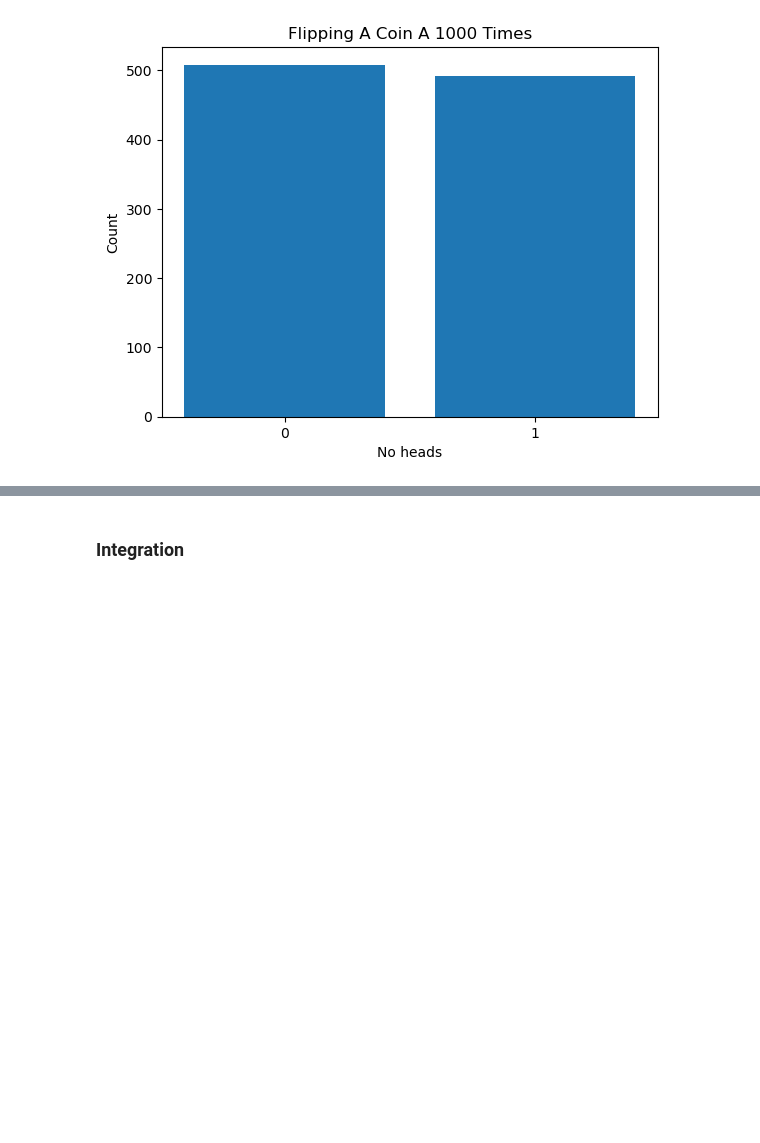
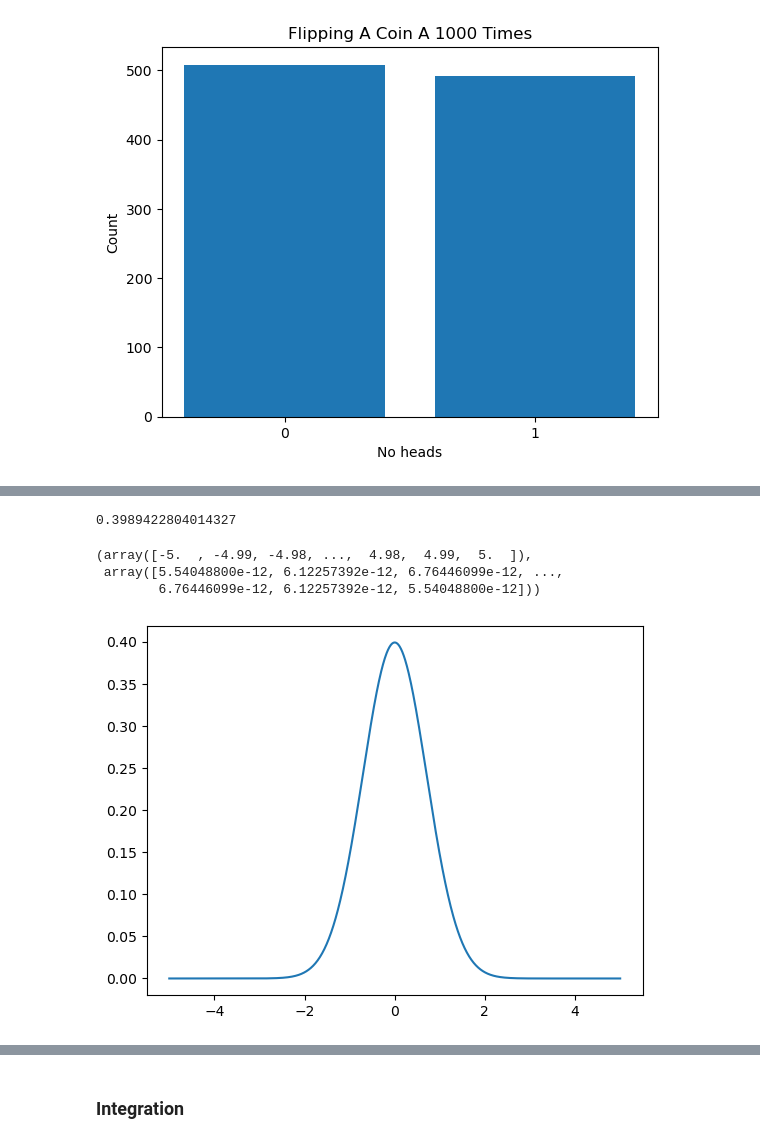
Before and after one commit to AndreaCignoni/applied_statistics_assessment, a Jupyter notebook: tasks.ipynb, the cells around one changed output, grey strips where cells are left out. Saved outputs shown, nothing was run; the diff lists cells and outputs as text; code cells hidden in the pictures; blank space fills up the shorter version.

```diff
--- a/tasks.ipynb
+++ b/tasks.ipynb
@@ -467,0 +515,33 @@ np.unique(twoflipsind, return_counts=True, axis =0)
+# %%
+def f(x, mu=0.0, sigma=1.0):
+  # The normalisation constant.
+  norm = 1.0 / np.sqrt(2.0 * np.pi * sigma**2)
+
+  # f(x)
+  return norm * np.exp(-(x - mu)**2 / (2.0 * sigma**2))
+# %%
+# Test the function.
+f(0.0)
+# %% [output]
+0.3989422804014327
+# %%
+# Create an x range.
+x = np.linspace(-5, 5, 1001)
+
+# Get an y values.
+y = f(x)
+
+# Show.
+x, y
+# %% [output]
+(array([-5.  , -4.99, -4.98, ...,  4.98,  4.99,  5.  ]),
+ array([5.54048800e-12, 6.12257392e-12, 6.76446099e-12, ...,
+        6.76446099e-12, 6.12257392e-12, 5.54048800e-12]))
+# %%
+# Create an empty plot.
+fig, ax = plt.subplots()
+
+# Plot the function.
+ax.plot(x, y);
+# %% [output]
+[figure, added]
```
Also changed, not shown: parts of 16 cells of this notebook.
